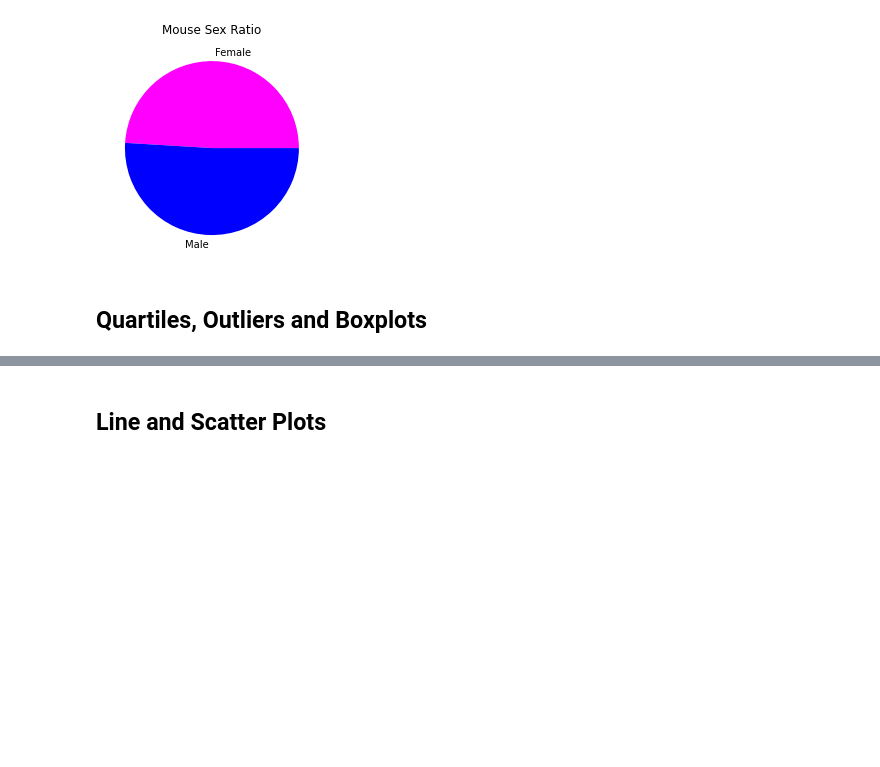
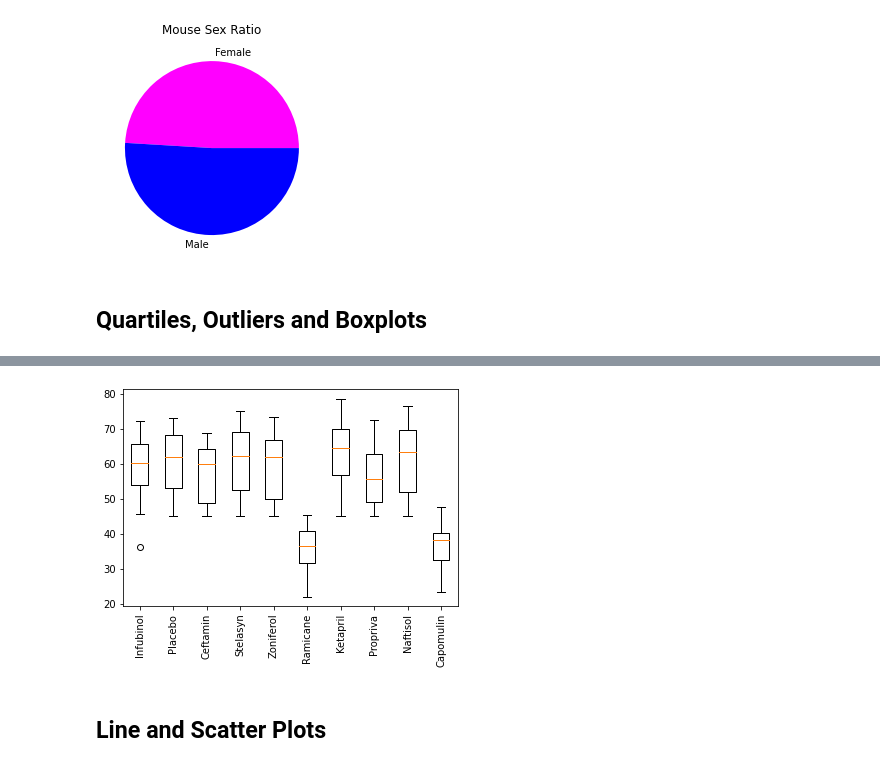
Before and after one commit to psychicesp/Matplotlib-Challenge, a Jupyter notebook: Pymaceuticals/pymaceuticals_starter.ipynb, the cells around one changed output, grey strips where cells are left out. Saved outputs shown, nothing was run; the diff lists cells and outputs as text; code cells hidden in the pictures; blank space fills up the shorter version.

```diff
--- a/Pymaceuticals/pymaceuticals_starter.ipynb
+++ b/Pymaceuticals/pymaceuticals_starter.ipynb
@@ -226,17 +225,29 @@ max_tumor.head()
 # %%
 # Put treatments into a list for for loop (and later for plot labels)
-treatments = study_df['Drug Regimen'].unique()
+treatments = max_tumor['Drug Regimen'].unique()
 
 # Create empty list to fill with tumor vol data (for plotting)
-tumor_vol = []
+treatment_dfs = {}
+tumor_vols = []
 
 # Calculate the IQR and quantitatively determine if there are any potential outliers.
+tumor_quartiles = max_tumor['Tumor Volume (mm3)'].quantile([0.25, 0.5, 0.75])
+print(tumor_quartiles[0.25])
+IQR = tumor_quartiles[0.75] - tumor_quartiles[0.25]
 
 
     # Locate the rows which contain mice on each drug and get the tumor volumes
-
-
-    # add subset
+    # ESP -Created a dictionary of dataframes, it seemed like a quick and easy way to get a full dataframe for every treatment, which I might want to use later.
+for treatment in treatments:
+    treatment_dfs[treatment] = max_tumor[max_tumor['Drug Regimen'] == treatment]
+    treatment_dfs[treatment] = treatment_dfs[treatment].drop('Timepoint', axis = 1)
+for treatment in treatments:
+    tumor_vols.append(treatment_dfs[treatment]['Tumor Volume (mm3)'])
 
 
     # Determine outliers using upper and lower bounds
+low_tumor_outliers = max_tumor[max_tumor['Tumor Volume (mm3)'] < tumor_quartiles[0.25]]
+high_tumor_outliers = max_tumor[max_tumor['Tumor Volume (mm3)'] > tumor_quartiles[0.75]]
+tumor_outliers_df = pd.concat([low_tumor_outliers, high_tumor_outliers])
+
+tumor_outliers_df.head()
@@ -243,4 +263,12 @@ tumor_vol = []
 # %%
 # Generate a box plot of the final tumor volume of each mouse across four regimens of interest
+# I went ahead and did all of them.  It would be more work and less informative to select only 4
+
+fig1, ax1 = plt.subplots()
+ax1.boxplot(tumor_vols)
+plt.xticks(range(1,len(treatments)+1), treatments, rotation = 90)
+plt.show()
+# %% [output]
+[figure, added]
 # %% [markdown]
 ## Line and Scatter Plots
```
Also changed, not shown: parts of 9 cells of this notebook.
